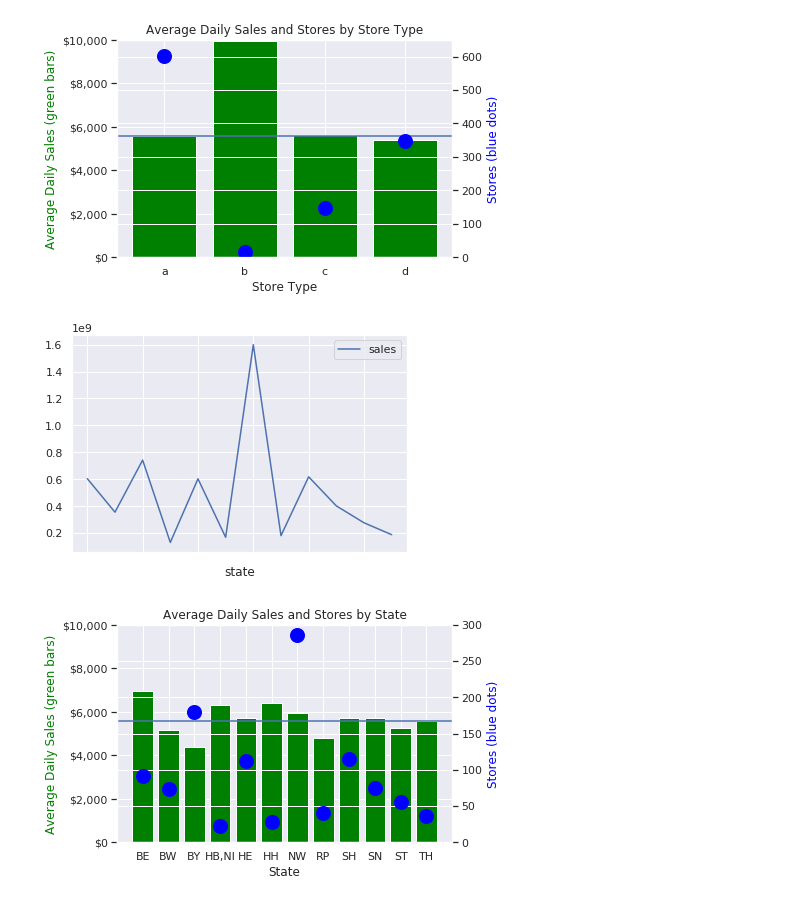
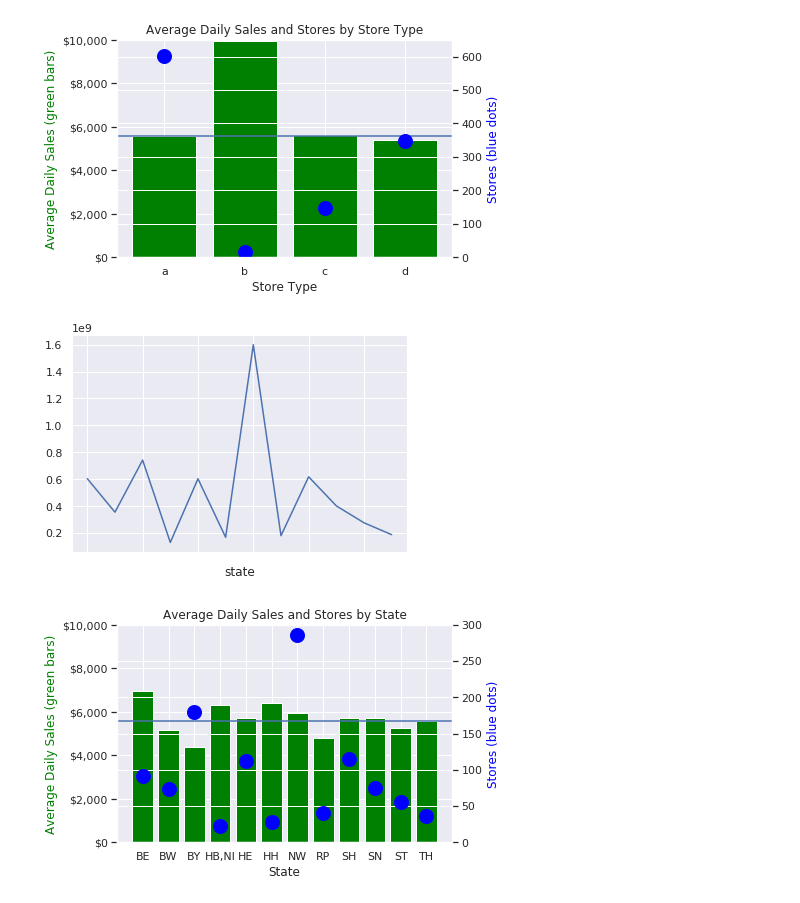
Before and after one commit to c74p/Capstone-SalesForecasting, a Jupyter notebook: notebooks/EDA/EDA.ipynb, the cells around one changed output. Cells and saved outputs as stored; diff of their text form; code cells hidden in the pictures.

```diff
--- a/notebooks/EDA/EDA.ipynb
+++ b/notebooks/EDA/EDA.ipynb
@@ -193,10 +197,10 @@ ax_l.axhline(df.sales.mean());
 # %% [output]
 [figure]
 # %%
-ax = df[['state','sales']].groupby('state').sum().plot()
+ax = df.groupby('state').sales.sum().plot()
 ax.set_xlabel = df['state'].unique()
 # %% [output]
-[figure, old version]
+[figure, new version]
 # %%
 total_sales_by_state = df[['sales', 'state']].groupby('state').sum()
 store_counts_by_state = (df[['store', 'state']].groupby('state').count().values/942).reshape(12,)
```
Also changed, not shown: parts of 49 cells of this notebook, 5 other files.
